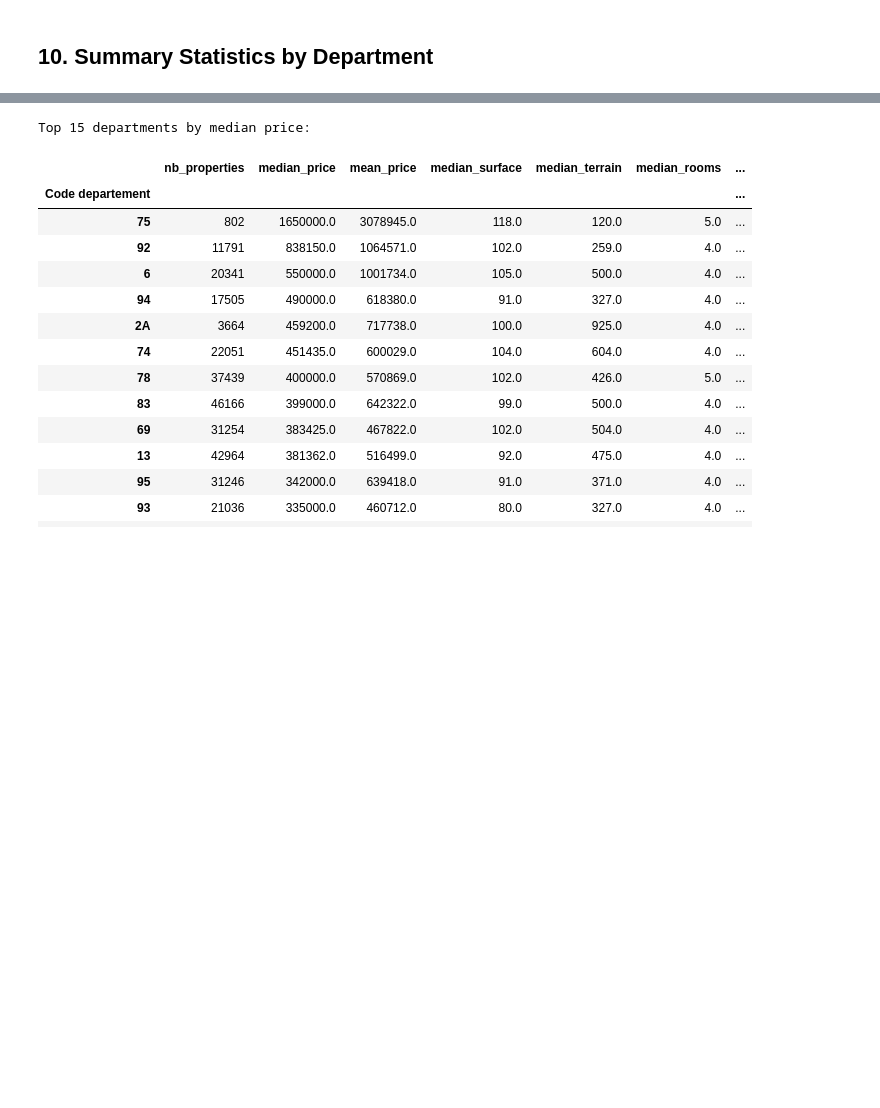
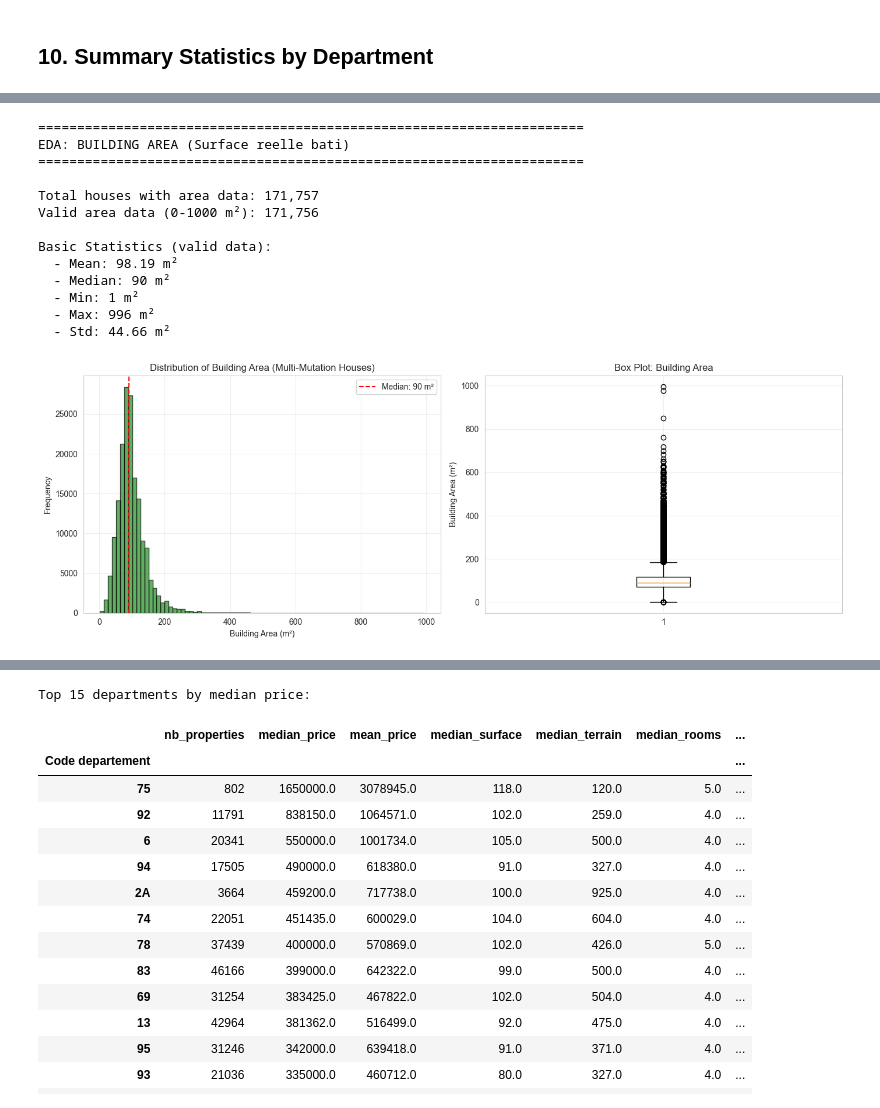
Before and after one commit to xvanausloos/ldi_dvf, a Jupyter notebook: notebooks/06_dvf_eda_france_cleaned.ipynb, the cells around one changed output, grey strips where cells are left out. Cells and saved outputs as stored; diff of their text form; code cells hidden in the pictures; blank space fills up the shorter version.

```diff
--- a/notebooks/06_dvf_eda_france_cleaned.ipynb
+++ b/notebooks/06_dvf_eda_france_cleaned.ipynb
@@ -526,0 +833,54 @@ plt.show()
+# %%
+# EDA: Area Analysis (Surface reelle bati)
+print("=" * 70)
+print("EDA: BUILDING AREA (Surface reelle bati)")
+print("=" * 70)
+
+area_data = multi_mutation_filtered['Surface reelle bati'].dropna()
+area_valid = area_data[(area_data > 0) & (area_data < 1000)]  # Filter outliers
+
+print(f"\nTotal houses with area data: {len(area_data):,}")
+print(f"Valid area data (0-1000 m²): {len(area_valid):,}")
+print(f"\nBasic Statistics (valid data):")
+print(f"  - Mean: {area_valid.mean():.2f} m²")
+print(f"  - Median: {area_valid.median():.0f} m²")
+print(f"  - Min: {area_valid.min():.0f} m²")
+print(f"  - Max: {area_valid.max():.0f} m²")
+print(f"  - Std: {area_valid.std():.2f} m²")
+
+# Visualization
+fig, axes = plt.subplots(1, 2, figsize=(14, 5))
+
+# Histogram
+axes[0].hist(area_valid, bins=80, edgecolor='black', alpha=0.7, color='forestgreen')
+axes[0].axvline(area_valid.median(), color='red', linestyle='--',
+                label=f"Median: {area_valid.median():.0f} m²")
+axes[0].set_xlabel('Building Area (m²)')
+axes[0].set_ylabel('Frequency')
+axes[0].set_title('Distribution of Building Area (Multi-Mutation Houses)')
+axes[0].legend()
+axes[0].grid(True, alpha=0.3)
+
+# Box plot
+axes[1].boxplot(area_valid, vert=True)
+axes[1].set_ylabel('Building Area (m²)')
+axes[1].set_title('Box Plot: Building Area')
+axes[1].grid(True, alpha=0.3)
+
+plt.tight_layout()
+plt.show()
+# %% [output]
+======================================================================
+EDA: BUILDING AREA (Surface reelle bati)
+======================================================================
+
+Total houses with area data: 171,757
+Valid area data (0-1000 m²): 171,756
+
+Basic Statistics (valid data):
+  - Mean: 98.19 m²
+  - Median: 90 m²
+  - Min: 1 m²
+  - Max: 996 m²
+  - Std: 44.66 m²
+[figure, added]
```
Also changed, not shown: parts of 23 cells of this notebook, 1 other file.
